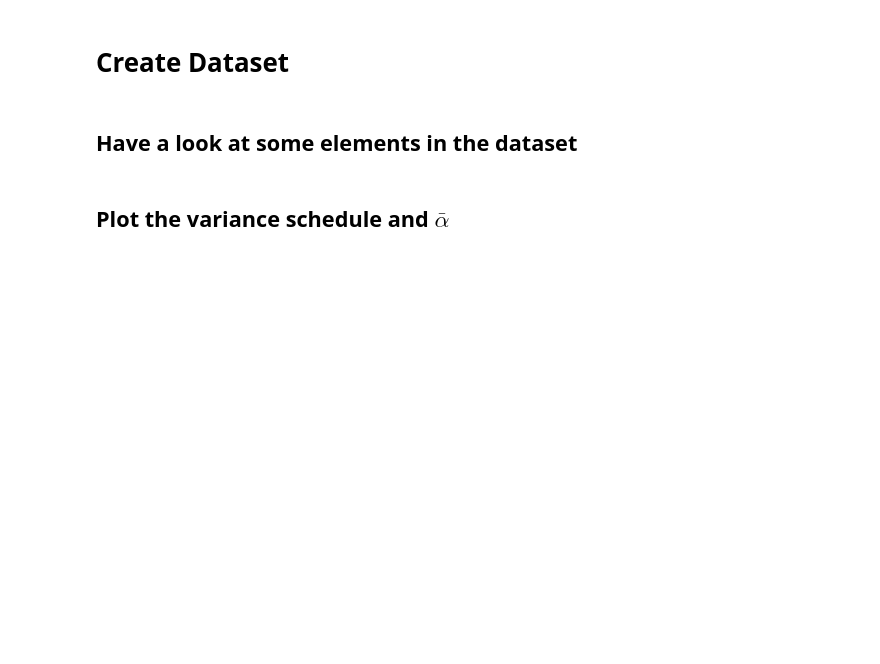
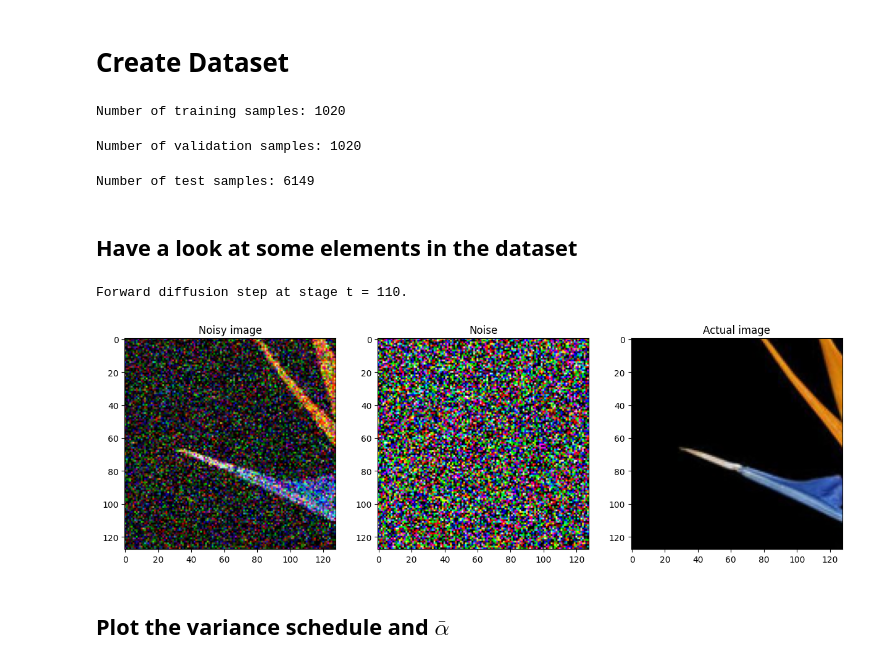
Before and after one commit to EnricoPittini/denoising-diffusion-models, a Jupyter notebook: dev.ipynb, the cells around one changed output. Cells and saved outputs as stored; diff of their text form; code cells hidden in the pictures; blank space fills up the shorter version.

Commit message:
Update dev with validation and test

```diff
--- a/dev.ipynb
+++ b/dev.ipynb
@@ -22,50 +24,92 @@ print('Device: %s' % device)
 # %%
 from utils.diffusionDataset import DiffusionDataset
 
-
 image_size = (128, 128)
 batch_size = 16
+batch_size_eval = 2*batch_size
 #variance_schedule = np.ones(20)*0.0011
-variance_schedule = np.linspace(0, 5e-3, 1000)       # from Ho et al. (2020)
+variance_schedule = np.linspace(0, 2e-2, 1000)       # from Ho et al. (2020)
 #alpha_t = np.cos((t/T+s)/(1+s)*np.pi/2)**2             # from Nichol & Dhariwal (2021)
-
-
-dataset_flowers = Flowers102(root='datasets',
-                  download=True)
-
-dataset = DiffusionDataset(data=dataset_flowers,
-                           variance_schedule=variance_schedule,
-                           transform=Compose([ToTensor(),
-                                            RandomResizedCrop(image_size)]))
-
-data_loader = DataLoader(dataset,
-                         batch_size=batch_size,
-                         pin_memory=True,
-                         shuffle=True)
+# %%
+# TRAIN
+
+dataset_flowers_train = Flowers102(root='datasets', split='train',
+                  download=True)
+
+print(f'Number of training samples: {len(dataset_flowers_train)}')
+
+dataset_train = DiffusionDataset(data=dataset_flowers_train,
+                           variance_schedule=variance_schedule,
+                           transform=Compose([ToTensor(),
+                                            RandomResizedCrop(image_size)]))
+
+data_loader_train = DataLoader(dataset_train,
+                         batch_size=batch_size,
+                         pin_memory=True,
+                         shuffle=True)
+# %% [output]
+Number of training samples: 1020
+# %%
+# VAL
+
+dataset_flowers_val = Flowers102(root='datasets', split='val',
+                  download=True)
+
+print(f'Number of validation samples: {len(dataset_flowers_val)}')
+
+dataset_val = DiffusionDataset(data=dataset_flowers_val,
+                           variance_schedule=variance_schedule,
+                           transform=Compose([ToTensor(),
+                                            RandomResizedCrop(image_size)]))
+
+data_loader_val = DataLoader(dataset_val,
+                         batch_size=batch_size_eval)
+# %% [output]
+Number of validation samples: 1020
+# %%
+# TEST
+
+dataset_flowers_test = Flowers102(root='datasets', split='test',
+                  download=True)
+
+print(f'Number of test samples: {len(dataset_flowers_test)}')
+
+dataset_test = DiffusionDataset(data=dataset_flowers_test,
+                           variance_schedule=variance_schedule,
+                           transform=Compose([ToTensor(),
+                                            RandomResizedCrop(image_size)]))
+
+data_loader_test = DataLoader(dataset_test,
+                         batch_size=batch_size)
+# %% [output]
+Number of test samples: 6149
 # %% [markdown]
 ## Have a look at some elements in the dataset
 # %%
 from utils.reconstruction import reconstruct_image_from_noise
 
-(im_n, t), noise = next(iter(data_loader))
+(im_n, t), noise = next(iter(data_loader_train))
 im_n = im_n[0]
 t = t.numpy()[0]
 noise = noise[0]
 
 im = reconstruct_image_from_noise(im_n, noise, t, variance_schedule)
 
 print(f"Forward diffusion step at stage t = {t}.")
 
 w, h, dpi = 1500, 500, 100
 fig, ax = plt.subplots(ncols=3, figsize=(w/dpi, h/dpi), dpi=dpi)
 
 ax[0].imshow(im_n.permute(1, 2, 0).clip(0, 1))
 ax[0].set_title('Noisy image')
 ax[1].imshow(noise.permute(1, 2, 0).clip(0, 1))
 ax[1].set_title('Noise')
 ax[2].imshow(im.permute(1, 2, 0).clip(0, 1))
 ax[2].set_title('Actual image')
 plt.show()
+# %% [output]
+Forward diffusion step at stage t = 110.
+[figure, added]
 # %% [markdown]
 ## Plot the variance schedule and $\bar{\alpha}$
 # %%
```
Also changed, not shown: parts of 5 cells of this notebook.
